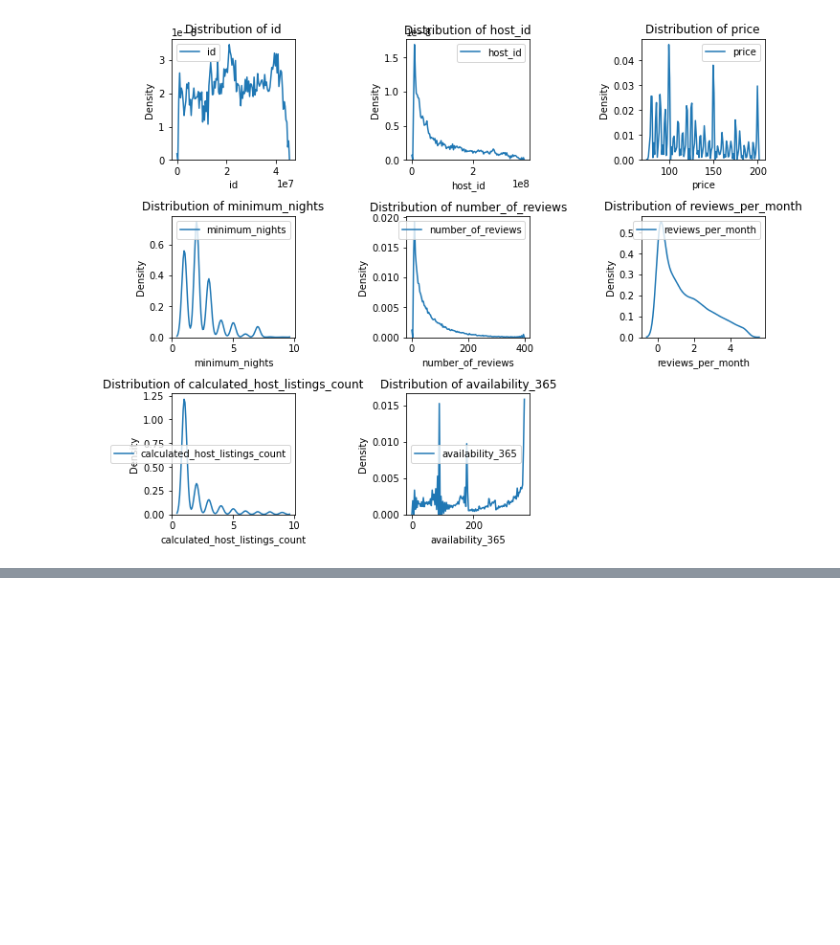
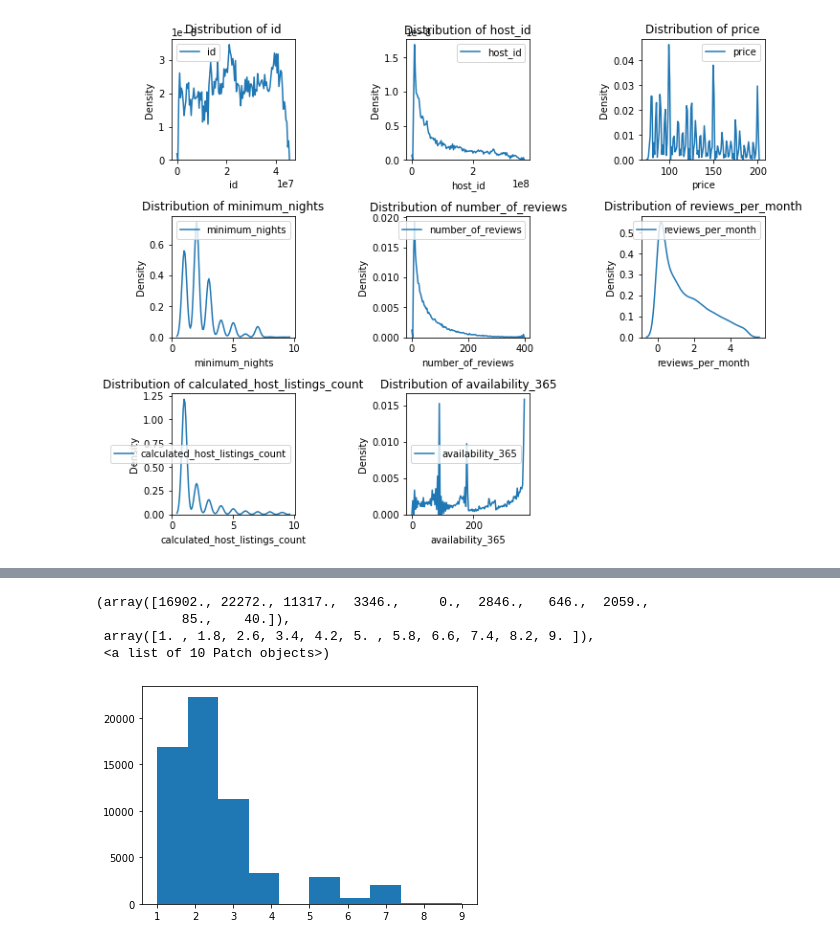
Before and after one commit to aruship1/320finalProject, a Jupyter notebook: firstFile.ipynb, the cells around one changed output, grey strips where cells are left out. Saved outputs shown, nothing was run; the diff lists cells and outputs as text; code cells hidden in the pictures; blank space fills up the shorter version.

```diff
--- a/firstFile.ipynb
+++ b/firstFile.ipynb
@@ -162,0 +182,10 @@ TypeError: 'method' object is not subscriptable
+# %%
+#Feature 2: Minimum Nights
+plt.hist(cleanedUsaData['minimum_nights'])
+#plot comparing reviews per month and minimum nights
+# %% [output]
+(array([16902., 22272., 11317.,  3346.,     0.,  2846.,   646.,  2059.,
+           85.,    40.]),
+ array([1. , 1.8, 2.6, 3.4, 4.2, 5. , 5.8, 6.6, 7.4, 8.2, 9. ]),
+ <a list of 10 Patch objects>)
+[figure, added]
```
Also changed, not shown: parts of 5 cells of this notebook.
